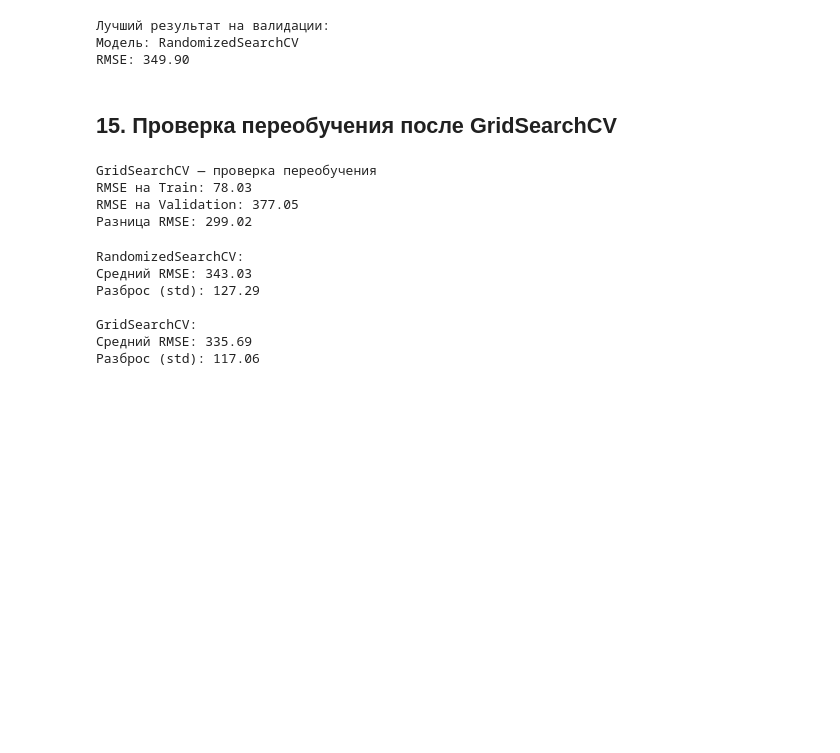
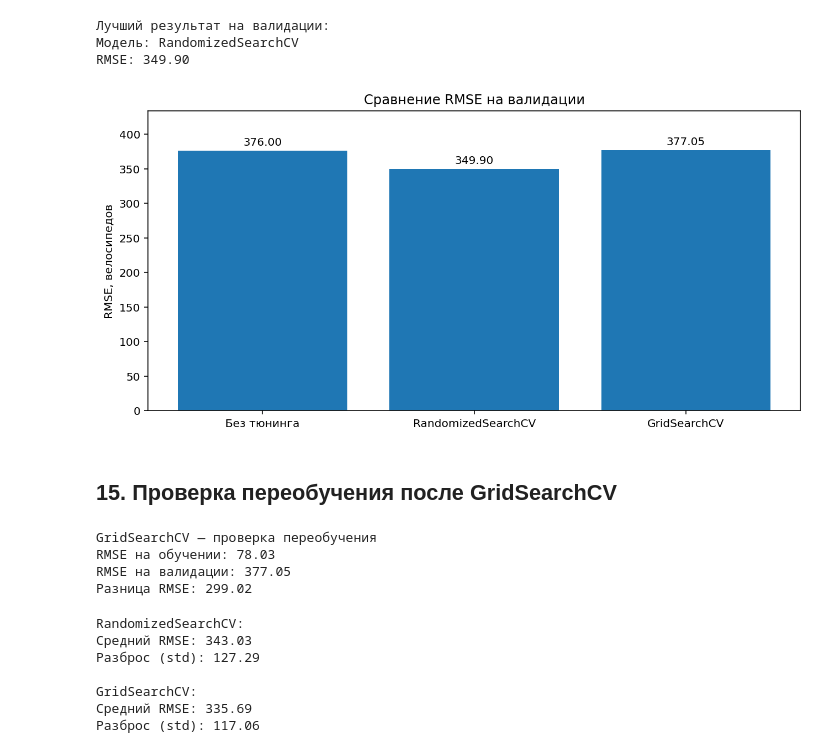
Before and after one commit to Vatman30000/Project_Practicum_team_13, a Jupyter notebook: notebooks/hyperparameter_tuning_team13.ipynb, the cells around one changed output. Saved outputs shown, nothing was run; the diff lists cells and outputs as text; code cells hidden in the pictures; blank space fills up the shorter version.

Commit message:
добавил график RMSE и выводы по тюнингу

```diff
--- a/notebooks/hyperparameter_tuning_team13.ipynb
+++ b/notebooks/hyperparameter_tuning_team13.ipynb
@@ -288,7 +276,7 @@ search = RandomizedSearchCV(
     refit=True,   # повторное обучение лучшей конфигурации на всём train
     random_state=RANDOM_STATE,
     n_jobs=2,
-    verbose=1,
+    verbose=0,
     return_train_score=True,
     error_score="raise",
 )
@@ -462,6 +455,27 @@ print(f"RMSE: {best_result['RMSE']:.2f}")
 Лучший результат на валидации:
 Модель: RandomizedSearchCV
 RMSE: 349.90
+# %%
+# RMSE трёх моделей на валидации: меньше — лучше
+fig, ax = plt.subplots(figsize=(9, 4.5))
+bars = ax.bar(results["Модель"], results["RMSE"])
+
+ax.set_title("Сравнение RMSE на валидации")
+ax.set_ylabel("RMSE, велосипедов")
+ax.set_ylim(0, results["RMSE"].max() * 1.15)
+
+for bar, value in zip(bars, results["RMSE"]):
+    ax.text(
+        bar.get_x() + bar.get_width() / 2,
+        bar.get_height() + results["RMSE"].max() * 0.02,
+        f"{value:.2f}",
+        ha="center"
+    )
+
+plt.tight_layout()
+plt.show()
+# %% [output]
+[figure, added]
 # %% [markdown]
 ## 15. Проверка переобучения после GridSearchCV
 # %%
@@ -480,11 +494,11 @@ grid_train_metrics = regression_metrics(
 print("GridSearchCV — проверка переобучения")
 
 print(
-    f"RMSE на Train: {grid_train_metrics['RMSE']:.2f}"
+    f"RMSE на обучении: {grid_train_metrics['RMSE']:.2f}"
 )
 
 print(
-    f"RMSE на Validation: {grid_metrics['RMSE']:.2f}"
+    f"RMSE на валидации: {grid_metrics['RMSE']:.2f}"
 )
 
 # Вычисляем разницу ошибок
@@ -495,8 +509,8 @@ difference = (
 print(f"Разница RMSE: {difference:.2f}")
 # %% [output]
 GridSearchCV — проверка переобучения
-RMSE на Train: 78.03
-RMSE на Validation: 377.05
+RMSE на обучении: 78.03
+RMSE на валидации: 377.05
 Разница RMSE: 299.02
 # %%
 
```
Also changed, not shown: parts of 14 cells of this notebook.
